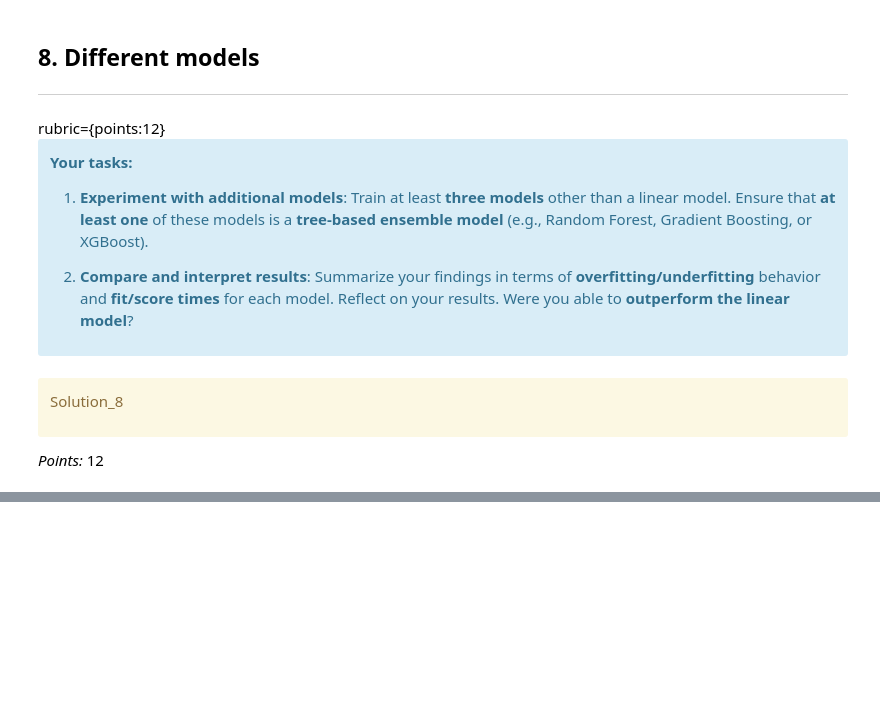
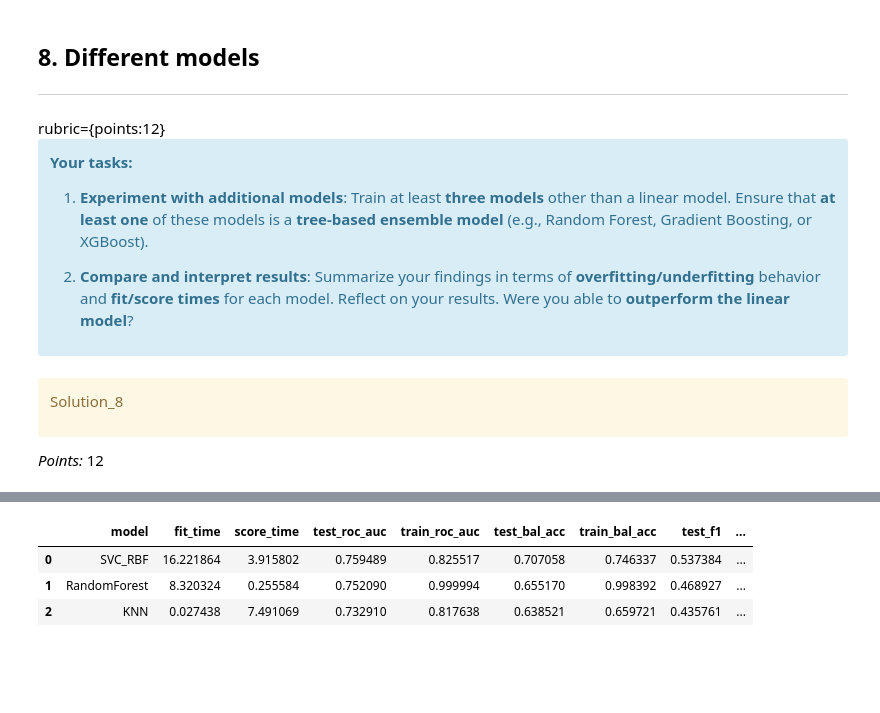
Before and after one commit to kmodiria/cpsc330-hw5, a Jupyter notebook: hw5.ipynb, the cells around one changed output, grey strips where cells are left out. Cells and saved outputs as stored; diff of their text form; code cells hidden in the pictures; blank space fills up the shorter version.

```diff
--- a/hw5.ipynb
+++ b/hw5.ipynb
@@ -327,0 +375,5 @@ categorical_features = []
+# %%
+#Defines the appropriate Transformers
+numerical_transformer  = make_pipeline(StandardScaler())
+categorical_transformer = make_pipeline(OneHotEncoder(handle_unknown="ignore"))
+binary_transformer = make_pipeline(OneHotEncoder(drop="if_binary"))
@@ -437,0 +722,13 @@ _Type your answer here, replacing this text._
+# %%
+from sklearn.ensemble import RandomForestClassifier
+from sklearn.neighbors import KNeighborsClassifier
+from sklearn.svm import SVC
+from sklearn.model_selection import cross_validate
+
+models = {
+    "RandomForest": RandomForestClassifier(
+        n_estimators=200, max_depth=None, random_state=42, n_jobs=-1
+    ),
+    "KNN": KNeighborsClassifier(n_neighbors=15),
+    "SVC_RBF": SVC(kernel="rbf", C=1.0, gamma="scale", class_weight="balanced")
+}
@@ -438,3 +759,42 @@ _Type your answer here, replacing this text._
+# %%
+import numpy as np
+import pandas as pd
+
+def tidy_cv(results_dict):
+    rows = []
+    for name, df in results_dict.items():
+        # If you stored aggregated frames: columns are ["mean","std"]
+        if "mean" in df.columns:
+            m = df["mean"]
+        else:
+            # Fallback: if you stored raw cross_validate output by mistake
+            m = pd.Series(df).mean()
+
+        rows.append({
+            "model": name,
+            "fit_time": float(m.get("fit_time", np.nan)),
+            "score_time": float(m.get("score_time", np.nan)),
+            "test_roc_auc": float(m.get("test_roc_auc", np.nan)),
+            "train_roc_auc": float(m.get("train_roc_auc", np.nan)),
+            "test_bal_acc": float(m.get("test_balanced_accuracy", np.nan)),
+            "train_bal_acc": float(m.get("train_balanced_accuracy", np.nan)),
+            "test_f1": float(m.get("test_f1", np.nan)),
+            "test_recall": float(m.get("test_recall", np.nan)),
+            "test_precision": float(m.get("test_precision", np.nan)),
+        })
+
+    tidy = (pd.DataFrame(rows)
+            .sort_values("test_roc_auc", ascending=False)
+            .reset_index(drop=True))
+    return tidy
+
+tidy = tidy_cv(results)   # 'results' = your dict where each value is df.agg(["mean","std"]).T
+display(tidy)
+# %% [output]
+|  | model | fit_time | score_time | test_roc_auc | train_roc_auc | test_bal_acc | train_bal_acc | test_f1 | ... |
+| 0 | SVC_RBF | 16.221864 | 3.915802 | 0.759489 | 0.825517 | 0.707058 | 0.746337 | 0.537384 | ... |
+| 1 | RandomForest | 8.320324 | 0.255584 | 0.752090 | 0.999994 | 0.655170 | 0.998392 | 0.468927 | ... |
+| 2 | KNN | 0.027438 | 7.491069 | 0.732910 | 0.817638 | 0.638521 | 0.659721 | 0.435761 | ... |
 # %% [markdown]
 <!-- END QUESTION -->
 
```
Also changed, not shown: parts of 81 cells of this notebook, 1 other file.
